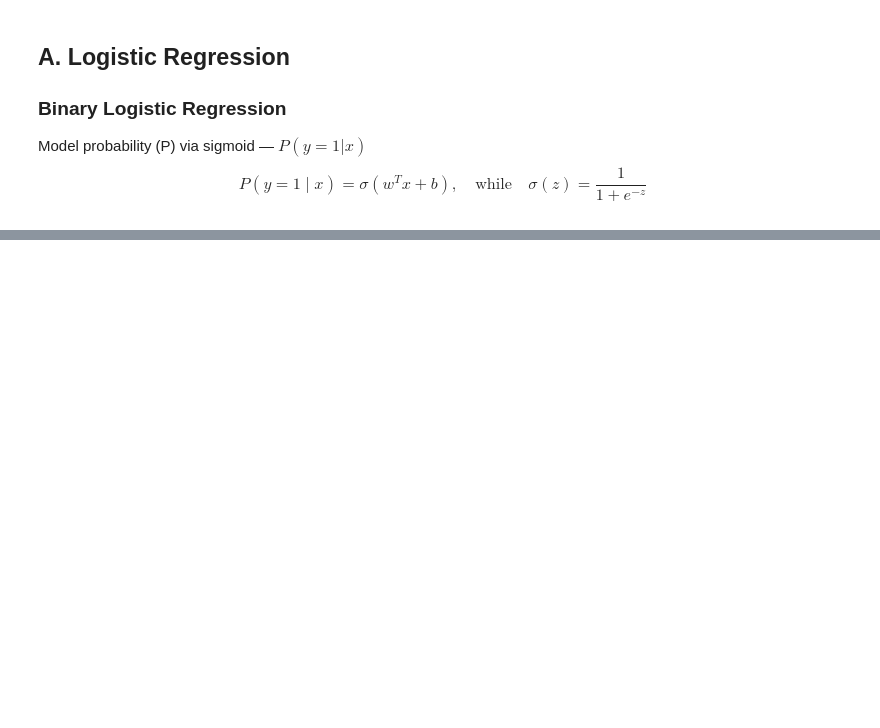
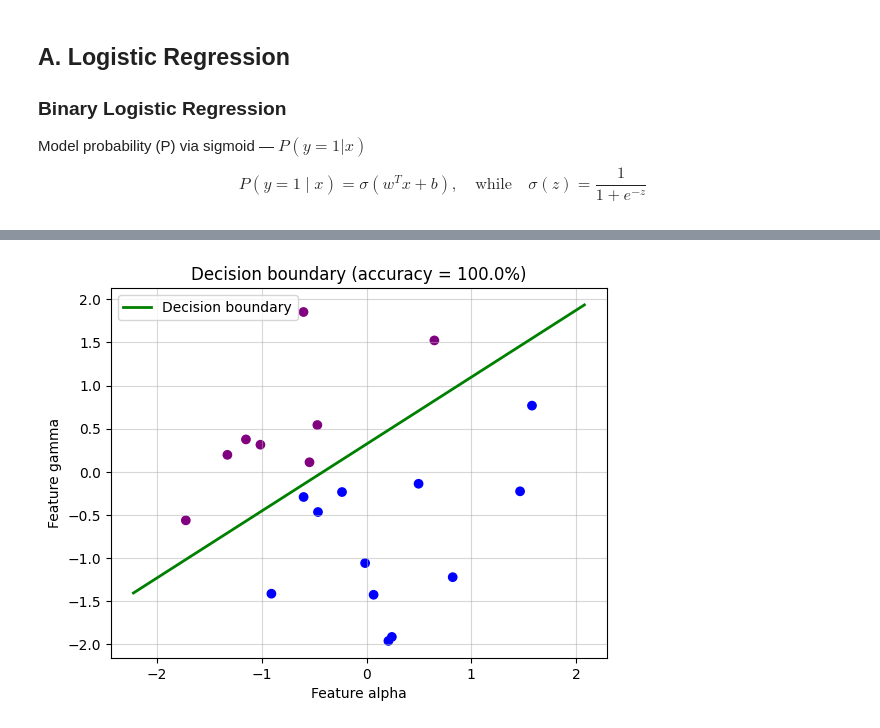
Before and after one commit to vennfungus/basic-ml, a Jupyter notebook: classification.ipynb, the cells around one changed output, grey strips where cells are left out. Saved outputs shown, nothing was run; the diff lists cells and outputs as text; code cells hidden in the pictures; blank space fills up the shorter version.

```diff
--- a/classification.ipynb
+++ b/classification.ipynb
@@ -43,0 +71,18 @@ It is easy to see that the data is separated by a straight line. In academy term
+# %%
+# Plot the sample X with the learned decision boundary
+colors = np.where(y == 1, 'blue', 'purple')
+plt.scatter(X[:, 0], X[:, 1], c=colors)
+
+# Draw the decision boundary w1*x1 + w2*x2 + b = 0
+x1_vals = np.linspace(X[:, 0].min() - 0.5, X[:, 0].max() + 0.5, 100)
+x2_vals = -(w[0] * x1_vals + b) / w[1]
+plt.plot(x1_vals, x2_vals, color='green', linewidth=2, label='Decision boundary')
+
+plt.title(f"Decision boundary (accuracy = {accuracy * 100:.1f}%)")
+plt.xlabel("Feature alpha")
+plt.ylabel("Feature gamma")
+plt.legend()
+plt.grid(True, linestyle="-", alpha=0.5)
+plt.show()
+# %% [output]
+[figure, added]
```
Also changed, not shown: parts of 4 cells of this notebook, 1 other file.
